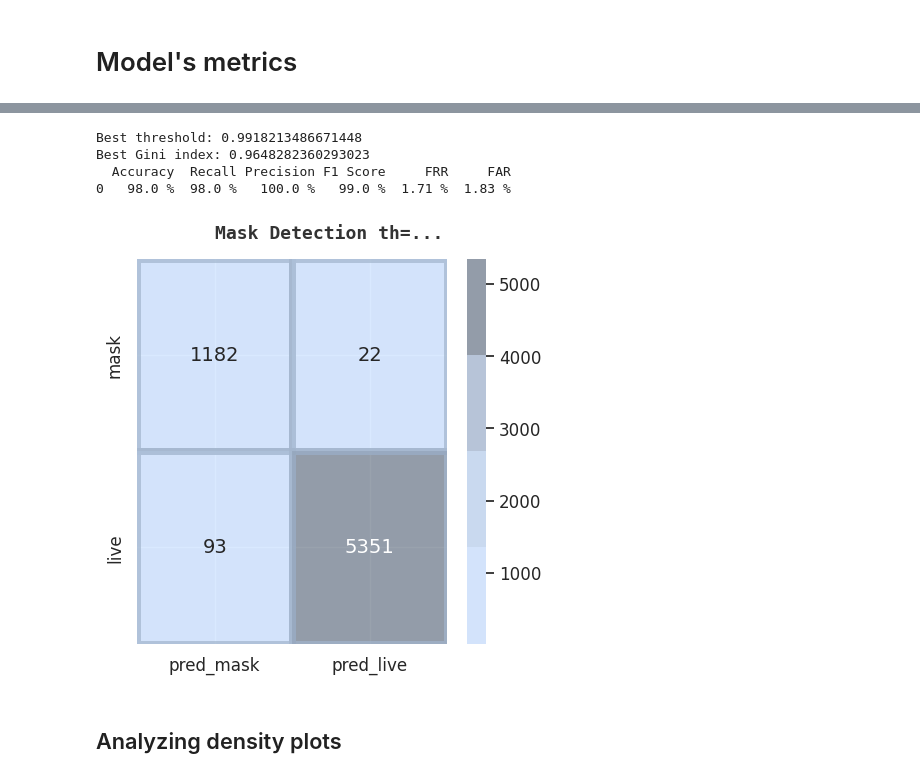
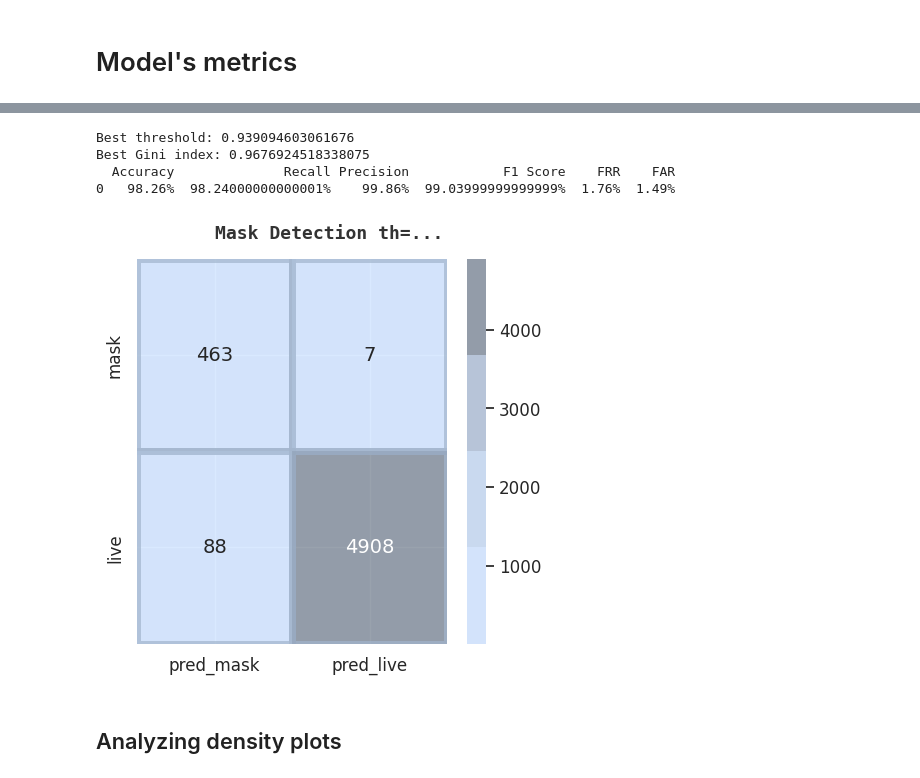
Before and after one commit to biometrickz/SSAN, a Jupyter notebook: Untitled.ipynb, the cells around one changed output, grey strips where cells are left out. Saved outputs shown, nothing was run; the diff lists cells and outputs as text; code cells hidden in the pictures.

```diff
--- a/Untitled.ipynb
+++ b/Untitled.ipynb
@@ -271,15 +443,15 @@ def overall_result(y_, y_predicted):
     conf_frr = FP/float(TN + FP)
 
     result_s = {}
-    result_s['Accuracy']           = [str(round(conf_accuracy,2)*100)+' %']
+    result_s['Accuracy']           = [str(round(conf_accuracy,4)*100)+'%']
 #    result_s['Mis-Classification'] = [str(round(conf_misclassification,2)*100)+' %']
 #     result_s['Sensitivity']        = [round(conf_sensitivity,2)]
 #     result_s['Specificity']        = [round(conf_specificity,2)]
-    result_s['Recall']        = [str(round(conf_sensitivity,2)*100)+' %']
-    result_s['Precision']          = [str(round(conf_precision,2)*100)+' %']
-    result_s['F1 Score']           = [str(round(conf_f1,2)*100)+' %']
-    result_s['FRR']                = [str(round(conf_far,4)*100)+' %']
-    result_s['FAR']                = [str(round(conf_frr,4)*100)+' %']
+    result_s['Recall']        = [str(round(conf_sensitivity,4)*100)+'%']
+    result_s['Precision']          = [str(round(conf_precision,4)*100)+'%']
+    result_s['F1 Score']           = [str(round(conf_f1,4)*100)+'%']
+    result_s['FRR']                = [str(round(conf_far,4)*100)+'%']
+    result_s['FAR']                = [str(round(conf_frr,4)*100)+'%']
     #result_s['inference_time']     = [str(round(sum(inferences_time),2))+ 's']
     #result_s['MCC']                = [round(matthews_corrcoef(y_, y_predicted),2)]
 
@@ -312,21 +484,12 @@ def read_calc_plot(map_score_val_filename):
     print(f"Best threshold: {best_threshold}")
     print(f"Best Gini index: {best_gini}")
 
-    # best_threshold = 0.9918213486671448 # woxcsmad 112
-    # best_threshold = 0.9490892887115479 # wxcsmad 112
-    # best_threshold = 0.9973159432411194 # woxcsmad 64
-    # best_threshold = 0.9854897260665894 # wxcsmad 64
-    # best_threshold =  0.9247222542762756 # wolivexcsmad 64
-
     y_pred = [1 if score>best_threshold else 0 for score in y_pred]
     # 1 = live
     #0=mask
 
     metrics = overall_result(y_true, y_pred)
     print(metrics)
-    # colors_dark = ["#1F1F1F", "#313131", '#636363', '#AEAEAE', '#DADADA']
-    # colors_red = ["#331313", "#582626", '#9E1717', '#D35151', '#E9B4B4']
-    # colors_green = ['#01411C','#4B6F44','#4F7942','#74C365','#D0F0C0']
     colors_lightsteelblue = ['#CAE1FF', '#BCD2EE', '#A2B5CD', '#6E7B8B']
 
     fig,ax=plt.subplots(1,1,figsize=(5,5))
@@ -338,3 +501,4 @@ def read_calc_plot(map_score_val_filename):
                 fontname='monospace',color='black',y=0.92,x=0.28,alpha=0.8)
     sns.set(font_scale=1.1)
     plt.show()
+    return best_threshold
@@ -354,12 +505,12 @@ Best Gini index: 0.9603001017914813
 # %%
-map_score_val_filename = 'data/test_score_112_woxcsmad.txt'
-read_calc_plot(map_score_val_filename)
+map_score_val_filename = 'test_score_112_M1M3_filtered_by_area.txt'
+best_threshold = read_calc_plot(map_score_val_filename)
 # %% [output]
-Best threshold: 0.9918213486671448
-Best Gini index: 0.9648282360293023
-  Accuracy  Recall Precision F1 Score     FRR     FAR
-0   98.0 %  98.0 %   100.0 %   99.0 %  1.71 %  1.83 %
+Best threshold: 0.939094603061676
+Best Gini index: 0.9676924518338075
+  Accuracy              Recall Precision            F1 Score    FRR    FAR
+0   98.26%  98.24000000000001%    99.86%  99.03999999999999%  1.76%  1.49%
-[figure, old version]
+[figure, new version]
 # %% [markdown]
 ## Analyzing density plots
 # %%
```
Also changed, not shown: parts of 50 cells of this notebook, 3 other files.
